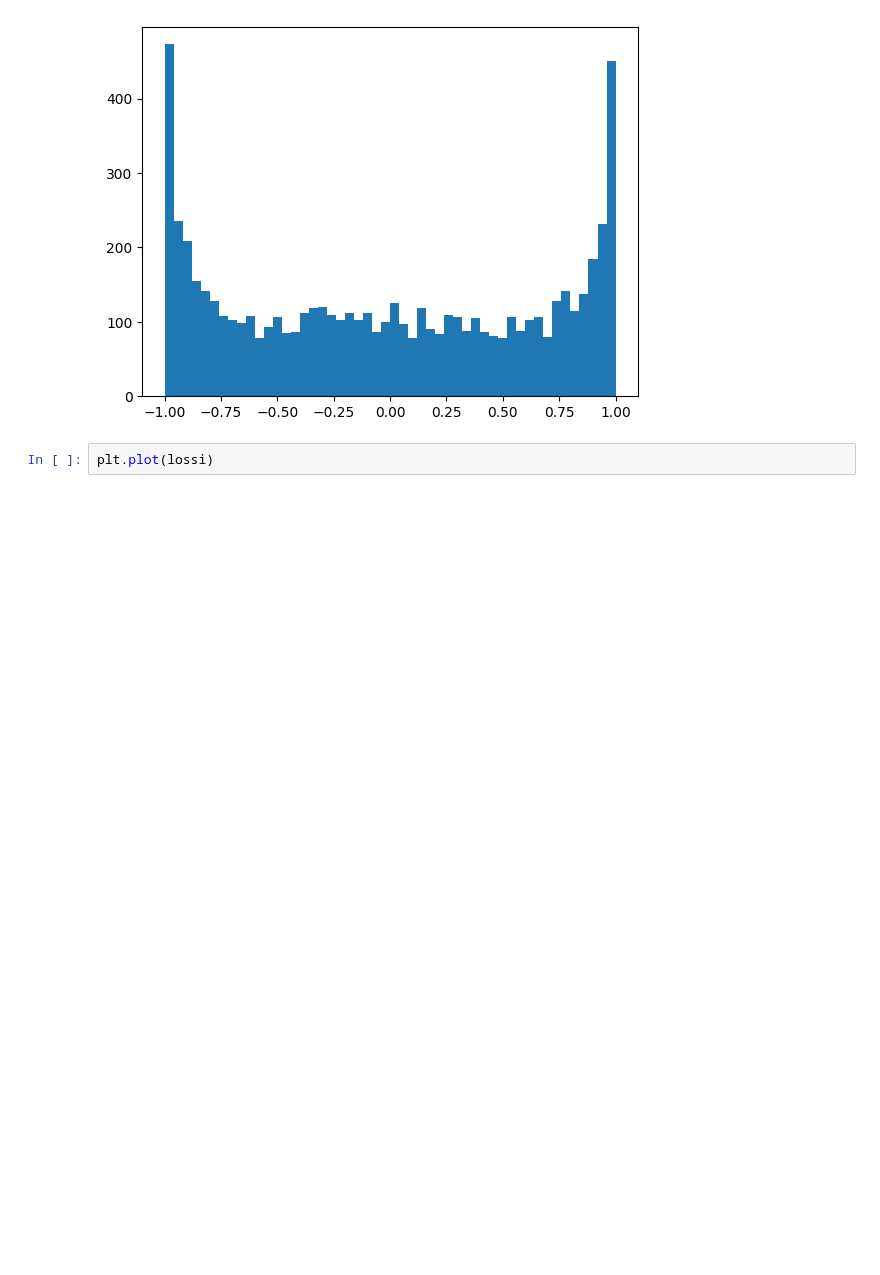
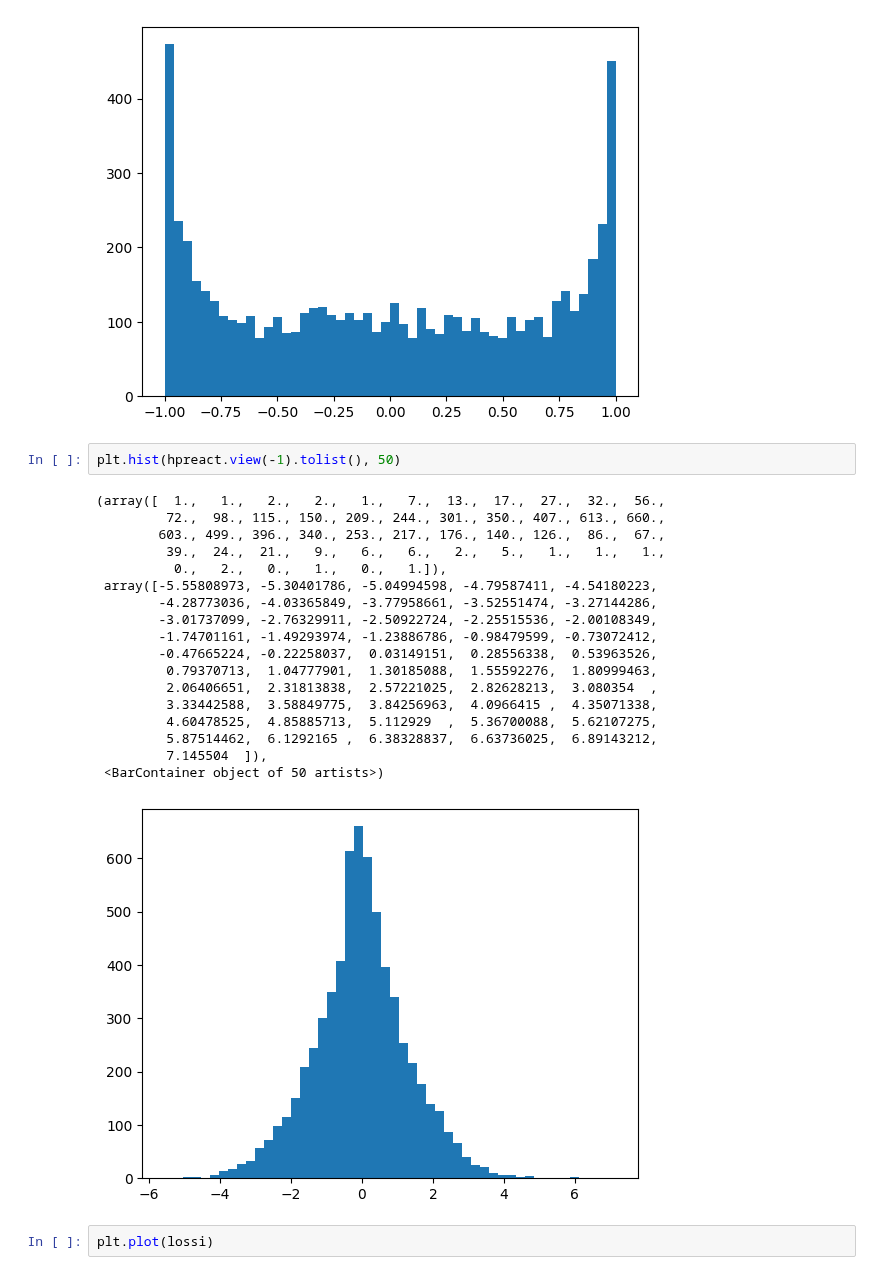
Before and after one commit to iamaryav/ai-notebooks, a Jupyter notebook: makemore_3_bn.ipynb, the cells around one changed output. Cells and saved outputs as stored; diff of their text form; blank space fills up the shorter version.

```diff
--- a/makemore_3_bn.ipynb
+++ b/makemore_3_bn.ipynb
@@ -187,6 +187,27 @@ plt.hist(h.view(-1).tolist(), 50)
          9.19999988e-01,  9.59999368e-01,  9.99998748e-01]),
  <BarContainer object of 50 artists>)
 [figure]
+# %%
+plt.hist(hpreact.view(-1).tolist(), 50)
+# %% [output]
+(array([  1.,   1.,   2.,   2.,   1.,   7.,  13.,  17.,  27.,  32.,  56.,
+         72.,  98., 115., 150., 209., 244., 301., 350., 407., 613., 660.,
+        603., 499., 396., 340., 253., 217., 176., 140., 126.,  86.,  67.,
+         39.,  24.,  21.,   9.,   6.,   6.,   2.,   5.,   1.,   1.,   1.,
+          0.,   2.,   0.,   1.,   0.,   1.]),
+ array([-5.55808973, -5.30401786, -5.04994598, -4.79587411, -4.54180223,
+        -4.28773036, -4.03365849, -3.77958661, -3.52551474, -3.27144286,
+        -3.01737099, -2.76329911, -2.50922724, -2.25515536, -2.00108349,
+        -1.74701161, -1.49293974, -1.23886786, -0.98479599, -0.73072412,
+        -0.47665224, -0.22258037,  0.03149151,  0.28556338,  0.53963526,
+         0.79370713,  1.04777901,  1.30185088,  1.55592276,  1.80999463,
+         2.06406651,  2.31813838,  2.57221025,  2.82628213,  3.080354  ,
+         3.33442588,  3.58849775,  3.84256963,  4.0966415 ,  4.35071338,
+         4.60478525,  4.85885713,  5.112929  ,  5.36700088,  5.62107275,
+         5.87514462,  6.1292165 ,  6.38328837,  6.63736025,  6.89143212,
+         7.145504  ]),
+ <BarContainer object of 50 artists>)
+[figure, added]
 # %%
 plt.plot(lossi)
 # %% [output]
```
